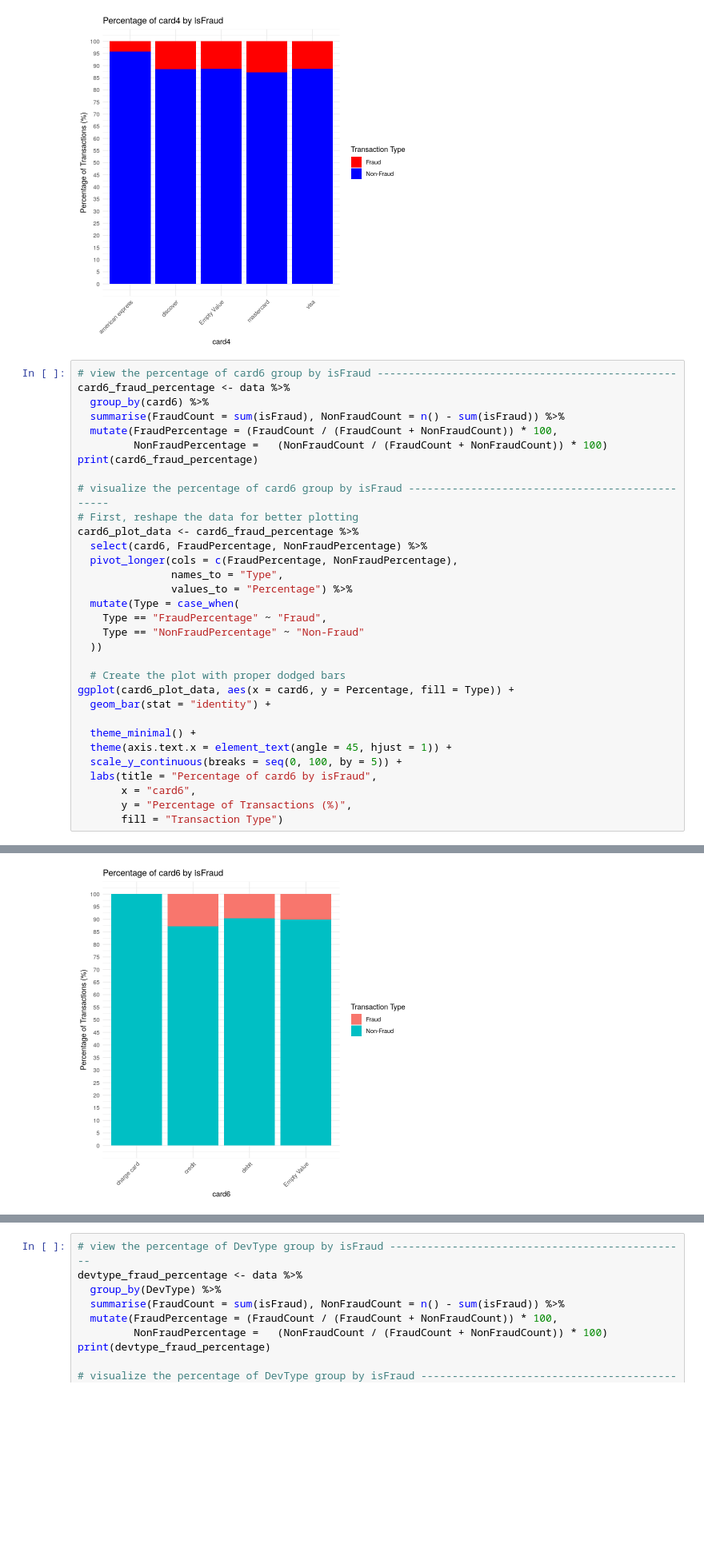
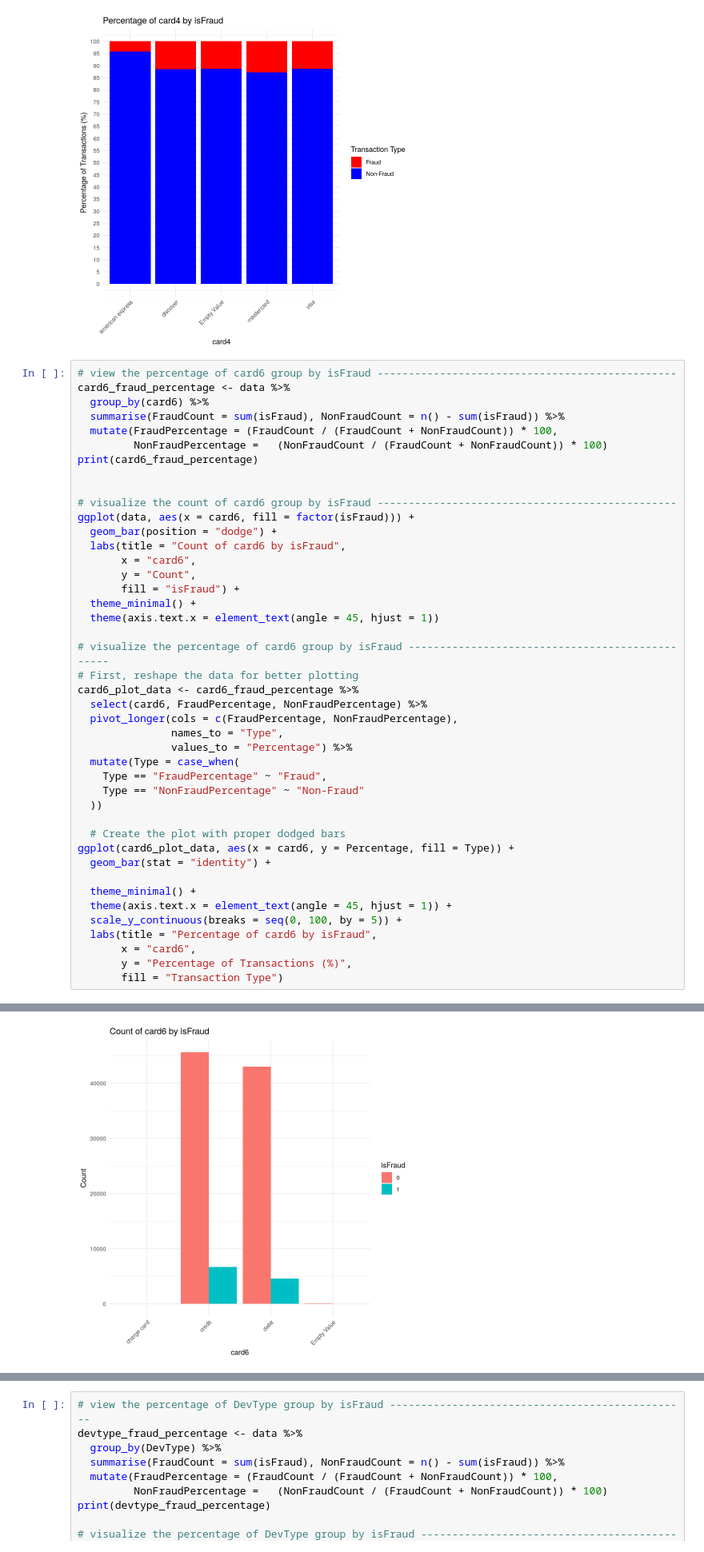
Before and after one commit to ytcctl/peter, a Jupyter notebook: FITE7410/FITE7410_Assgn_1.ipynb, the cells around one changed output, grey strips where cells are left out. Shown at 80% size. Drawn from its saved outputs; the diff is of its cells as text; blank space fills up the shorter version.

```diff
--- a/FITE7410/FITE7410_Assgn_1.ipynb
+++ b/FITE7410/FITE7410_Assgn_1.ipynb
@@ -618,36 +622,47 @@ card6_fraud_percentage <- data %>%
   mutate(FraudPercentage = (FraudCount / (FraudCount + NonFraudCount)) * 100,
          NonFraudPercentage =   (NonFraudCount / (FraudCount + NonFraudCount)) * 100)
 print(card6_fraud_percentage)
+
+
+# visualize the count of card6 group by isFraud ------------------------------------------------
+ggplot(data, aes(x = card6, fill = factor(isFraud))) +
+  geom_bar(position = "dodge") +
+  labs(title = "Count of card6 by isFraud",
+       x = "card6",
+       y = "Count",
+       fill = "isFraud") +
+  theme_minimal() +
+  theme(axis.text.x = element_text(angle = 45, hjust = 1))
 
 # visualize the percentage of card6 group by isFraud ------------------------------------------------
 # First, reshape the data for better plotting
 card6_plot_data <- card6_fraud_percentage %>%
   select(card6, FraudPercentage, NonFraudPercentage) %>%
   pivot_longer(cols = c(FraudPercentage, NonFraudPercentage),
                names_to = "Type",
                values_to = "Percentage") %>%
   mutate(Type = case_when(
     Type == "FraudPercentage" ~ "Fraud",
     Type == "NonFraudPercentage" ~ "Non-Fraud"
   ))
 
   # Create the plot with proper dodged bars
 ggplot(card6_plot_data, aes(x = card6, y = Percentage, fill = Type)) +
   geom_bar(stat = "identity") +
 
   theme_minimal() +
   theme(axis.text.x = element_text(angle = 45, hjust = 1)) +
   scale_y_continuous(breaks = seq(0, 100, by = 5)) +
   labs(title = "Percentage of card6 by isFraud",
        x = "card6",
        y = "Percentage of Transactions (%)",
        fill = "Transaction Type")
 # %% [output]
 # A tibble: 4 × 5
   card6       FraudCount NonFraudCount FraudPercentage NonFraudPercentage
   <chr>            <int>         <int>           <dbl>              <dbl>
 1 Empty Value         12           106           10.2                89.8
 2 charge card          0             9            0                 100
 3 credit            6693         45585           12.8                87.2
 4 debit             4613         42982            9.69               90.3
-[figure, old version]
+[figure, new version]
```
Also changed, not shown: parts of 20 cells of this notebook, 1 other file.
